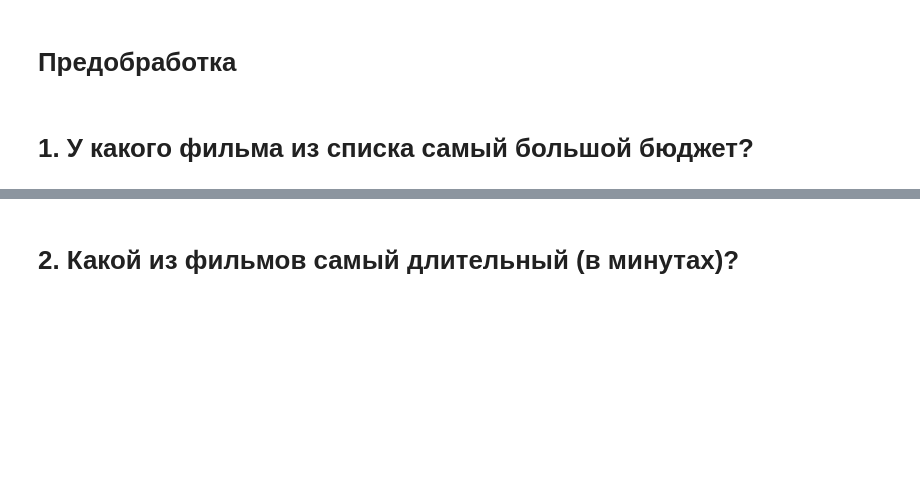
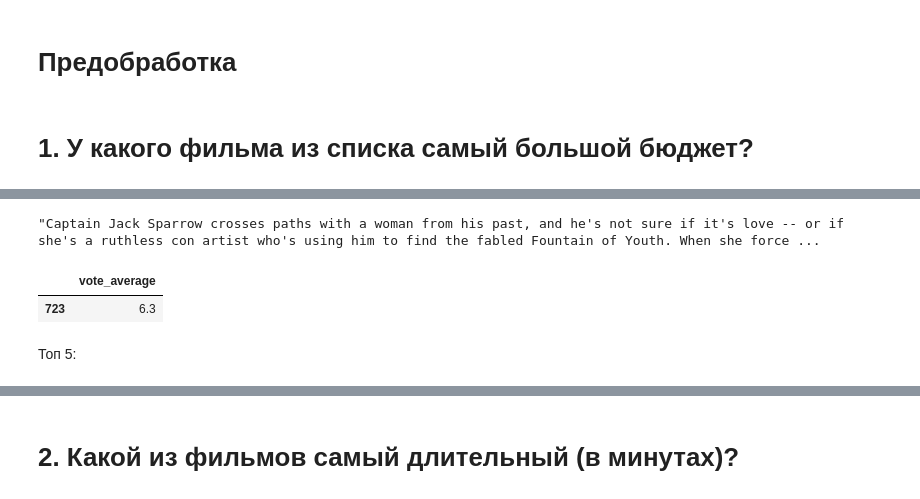
Before and after one commit to Xbera25/SkllFactory-repository, a Jupyter notebook: Module1/Movies_IMBD_v4.1.ipynb, the cells around one changed output, grey strips where cells are left out. Cells and saved outputs as stored; diff of their text form; code cells hidden in the pictures; blank space fills up the shorter version.

```diff
--- a/Module1/Movies_IMBD_v4.1.ipynb
+++ b/Module1/Movies_IMBD_v4.1.ipynb
@@ -5,6 +5,9 @@ import seaborn as sns
 import matplotlib.pyplot as plt
 from collections import Counter
 from itertools import combinations
+from IPython.display import Image
+
+pd.options.display.max_colwidth = 3000
 # %%
 data = pd.read_csv('movie_bd_v5.csv')
 #data.sample(100)
@@ -29,6 +32,7 @@ data['title_length'] = data['original_title'].str.len()
 data['cast_str'] = data['cast']
 data['production_companies_str'] = data['production_companies']
 data['genres_str'] = data['genres']
+data['director_str'] = data['director']
 
 #Converting tect lists to sets
 data['genres'] = data['genres'].str.split("|")
@@ -52,0 +62,11 @@ df_tot['combocast'] = df_tot.apply(lambda x: set([x['cast_x'],x['cast_y']]),axis
+# %%
+data[data['original_title'] == 'Pirates of the Caribbean: On Stranger Tides']['overview'].item()
+# %% [output]
+"Captain Jack Sparrow crosses paths with a woman from his past, and he's not sure if it's love -- or if she's a ruthless con artist who's using him to find the fabled Fountain of Youth. When she force ...
+# %%
+data[data['original_title'] == 'Pirates of the Caribbean: On Stranger Tides'][['vote_average']]
+# %% [output]
+|  | vote_average |
+| 723 | 6.3 |
+# %% [markdown]
+Топ 5:
```
Also changed, not shown: parts of 98 cells of this notebook.
